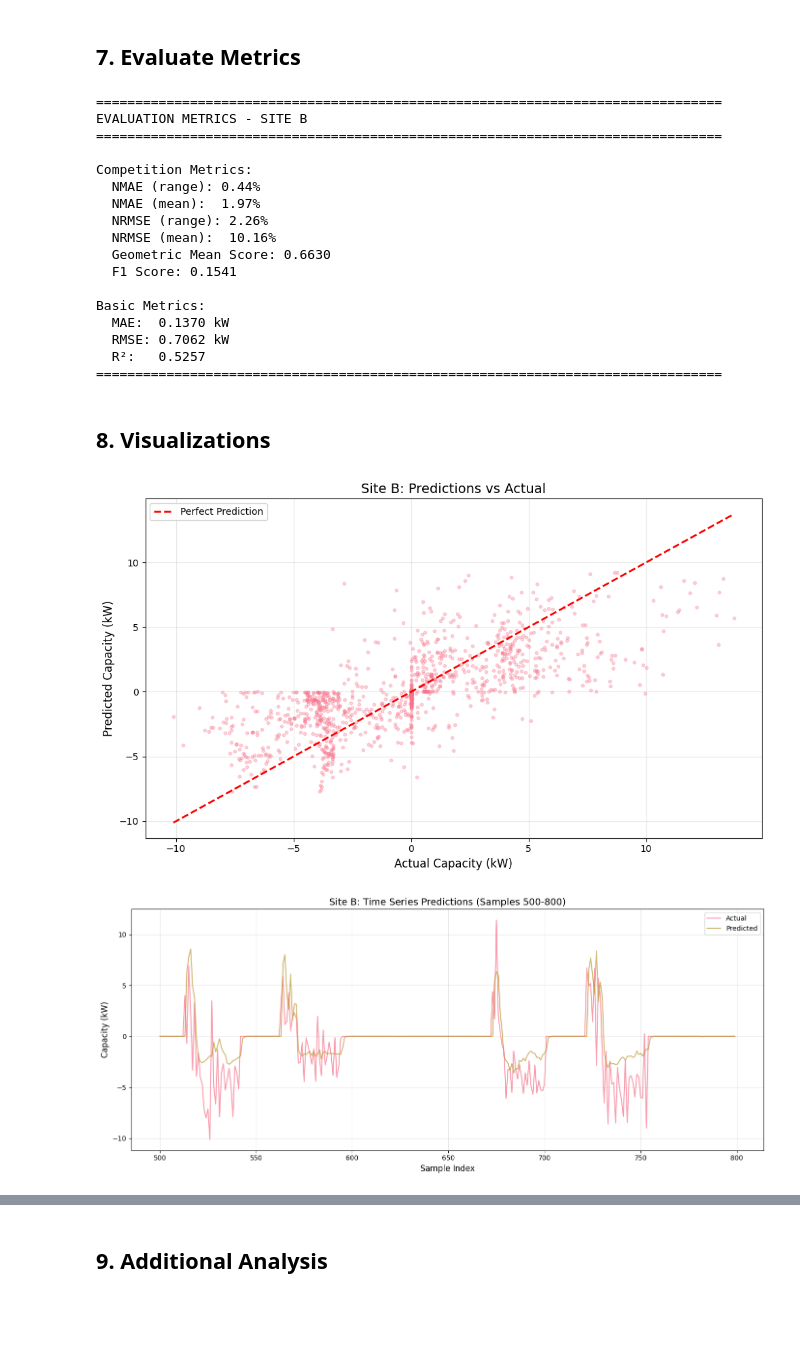
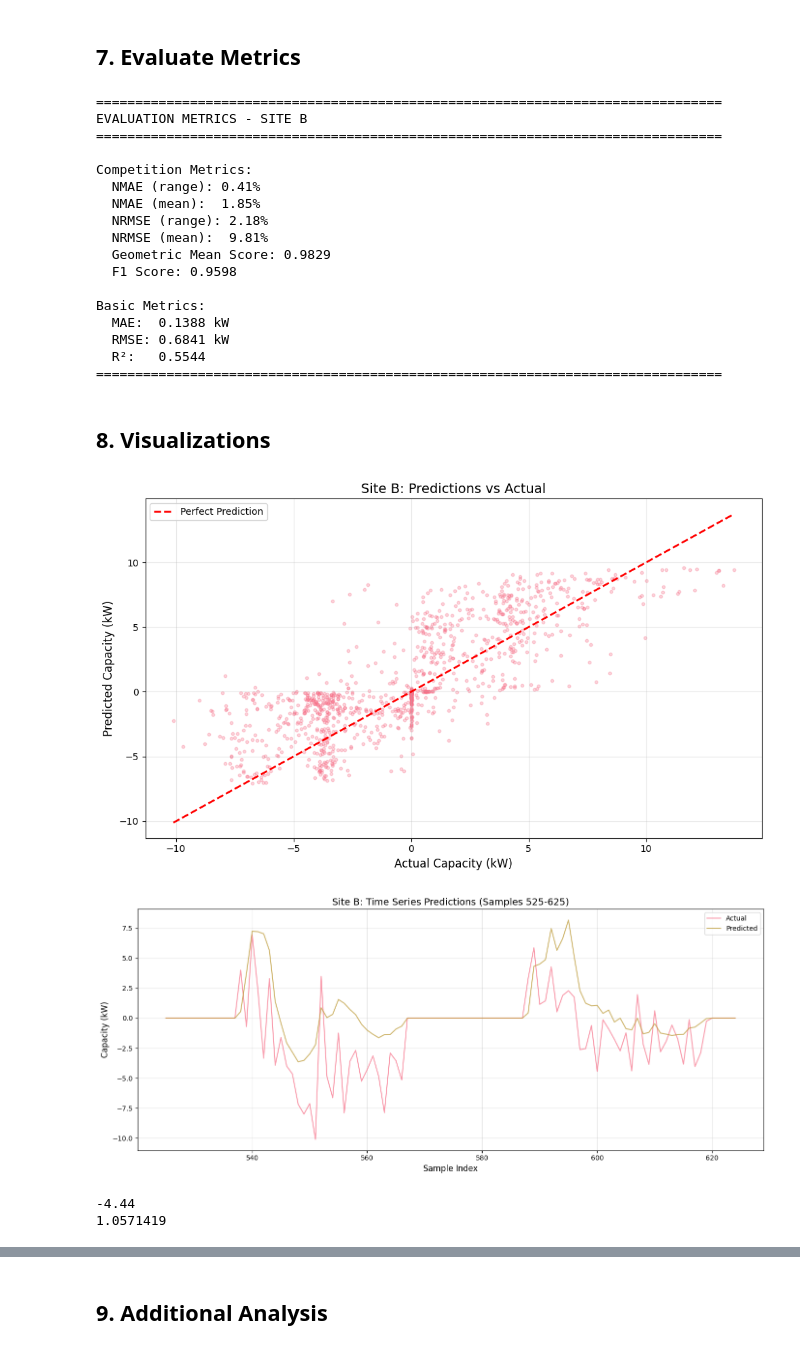
Before and after one commit to xXTime-OnXx/aicomp-flextrack, a Jupyter notebook: _test-folder/evaluate_lstm_model.ipynb, the cells around one changed output, grey strips where cells are left out. Saved outputs shown, nothing was run; the diff lists cells and outputs as text; code cells hidden in the pictures; blank space fills up the shorter version.

Commit message:
adjusted sequence calculation to calculate current timestep and not next

```diff
--- a/_test-folder/evaluate_lstm_model.ipynb
+++ b/_test-folder/evaluate_lstm_model.ipynb
@@ -11,7 +11,7 @@ Update these settings to match your model and data paths
 
 # Path to your best model checkpoint
 # MODEL_CHECKPOINT = "C:/Github_FabianDubach/aicomp-flextrack/_test-folder/best_model.pt"
-MODEL_CHECKPOINT = "C:/Github_FabianDubach/aicomp-flextrack/wandb/run-20251120_123714-y2jzrllf/files/best_model.pt"
+MODEL_CHECKPOINT = "C:/Github_FabianDubach/aicomp-flextrack/wandb/run-20251120_174141-10m6a29w/files/best_model.pt"
 
 # Model architecture (must match the saved model)
 MODEL_CONFIG = {
@@ -19,8 +19,8 @@ MODEL_CONFIG = {
     'hidden_size': 64,     # Hidden layer size from best run
     'num_layers': 2,       # Number of LSTM layers from best run
     'output_size': 1,      # Output size
-    'dropout': 0.4655158853281616,        # Dropout from best run
-    'sequence_length': 36  # Sequence length
+    'dropout': 0.0001,        # Dropout from best run
+    'sequence_length': 12  # Sequence length
 }
 
 # Data paths
@@ -337,7 +337,7 @@ def create_sequences(X, y, seq_length):
 
     for i in range(len(X) - seq_length):
         sequences_X.append(X[i:i+seq_length])
-        sequences_y.append(y[i+seq_length])
+        sequences_y.append(y[i+seq_length - 1])
 
     return np.array(sequences_X), np.array(sequences_y)
 
@@ -409,6 +409,9 @@ with torch.no_grad():
 predictions = scaler_y_site_b.inverse_transform(predictions_scaled).flatten()
 targets = scaler_y_site_b.inverse_transform(y_val_seq).flatten()
 
+targets[np.abs(targets) <= 0.00001] = 0
+
+
 print(f"✅ Predictions complete:")
 print(f"   Samples: {len(predictions)}")
 print(f"   Prediction range: [{predictions.min():.2f}, {predictions.max():.2f}] kW")
@@ -421,11 +424,35 @@ Making predictions on Site B validation set...
    Target range: [-10.11, 13.73] kW
+# %%
+# ------------------------------
+# 1️⃣ Align masked validation dataframe with predictions
+# ------------------------------
+df_val_masked = df_train_site_b[mask_site_b].reset_index(drop=True)
+
+# Now each prediction corresponds to row i + sequence_length - 1
+df_val_aligned = df_val_masked.iloc[sequence_length - 1 : sequence_length - 1 + len(predictions)].reset_index(drop=True)
+
+# ------------------------------
+# 2️⃣ Extract DR flags from aligned dataframe
+# ------------------------------
+dr_flags = df_val_aligned[['Demand_Response_Flag_-1',
+                           'Demand_Response_Flag_0',
+                           'Demand_Response_Flag_1']]
+
+# Boolean mask: True where there is NO DR event
+no_dr_mask = dr_flags['Demand_Response_Flag_0'] == 1
+
+# ------------------------------
+# 3️⃣ Zero out predictions where no DR event
+# ------------------------------
+predictions_corrected = predictions.copy()
+predictions_corrected[no_dr_mask.values] = 0
 # %% [markdown]
 ## 7. Evaluate Metrics
 # %%
 # Calculate comprehensive metrics using comp_metrics
 metrics = evaluate_all_metrics(
-    y_true=targets,
-    y_pred=predictions,
+    y_true=targets,                     # unchanged targets
+    y_pred=predictions_corrected,       # zeroed predictions
     site_labels=val_sites,
     building_power=val_building_power,
     demand_flags=val_demand_flags
@@ -457,24 +484,24 @@ EVALUATION METRICS - SITE B
 ================================================================================
 
 Competition Metrics:
-  NMAE (range): 0.44%
-  NMAE (mean):  1.97%
-  NRMSE (range): 2.26%
-  NRMSE (mean):  10.16%
-  Geometric Mean Score: 0.6630
-  F1 Score: 0.1541
+  NMAE (range): 0.41%
+  NMAE (mean):  1.85%
+  NRMSE (range): 2.18%
+  NRMSE (mean):  9.81%
+  Geometric Mean Score: 0.9829
+  F1 Score: 0.9598
 
 Basic Metrics:
-  MAE:  0.1370 kW
-  RMSE: 0.7062 kW
-  R²:   0.5257
+  MAE:  0.1388 kW
+  RMSE: 0.6841 kW
+  R²:   0.5544
 ================================================================================
 # %% [markdown]
 ## 8. Visualizations
 # %%
 # Scatter plot: Predictions vs Actual
 plt.figure(figsize=(10, 6))
-plt.scatter(targets, predictions, alpha=0.3, s=10)
+plt.scatter(targets, predictions_corrected, alpha=0.3, s=10)
 plt.plot([targets.min(), targets.max()], [targets.min(), targets.max()], 'r--', lw=2, label='Perfect Prediction')
 plt.xlabel('Actual Capacity (kW)', fontsize=12)
 plt.ylabel('Predicted Capacity (kW)', fontsize=12)
@@ -484,22 +511,27 @@ plt.grid(True, alpha=0.3)
 plt.tight_layout()
 plt.show()
 # %% [output]
-[figure, old version]
+[figure, new version]
 # %%
-# Time series plot: Sample predictions
-sample_start = 500
-sample_end = 800
+sample_start = 525
+sample_end = 625
 
 plt.figure(figsize=(14, 6))
 x = np.arange(sample_start, min(sample_end, len(targets)))
 plt.plot(x, targets[sample_start:sample_end], label='Actual', alpha=0.7, linewidth=1.5)
-plt.plot(x, predictions[sample_start:sample_end], label='Predicted', alpha=0.7, linewidth=1.5)
+plt.plot(x, predictions_corrected[sample_start:sample_end], label='Predicted', alpha=0.7, linewidth=1.5)
 plt.xlabel('Sample Index', fontsize=12)
 plt.ylabel('Capacity (kW)', fontsize=12)
 plt.title(f'Site B: Time Series Predictions (Samples {sample_start}-{sample_end})', fontsize=14)
 plt.legend()
 plt.grid(True, alpha=0.3)
 plt.tight_layout()
 plt.show()
 # %% [output]
-[figure, old version]
+[figure, new version]
+# %%
+print(targets[600])
+print(predictions[600])
+# %% [output]
+-4.44
+1.0571419
```
Also changed, not shown: parts of 7 cells of this notebook, 1 other file.
